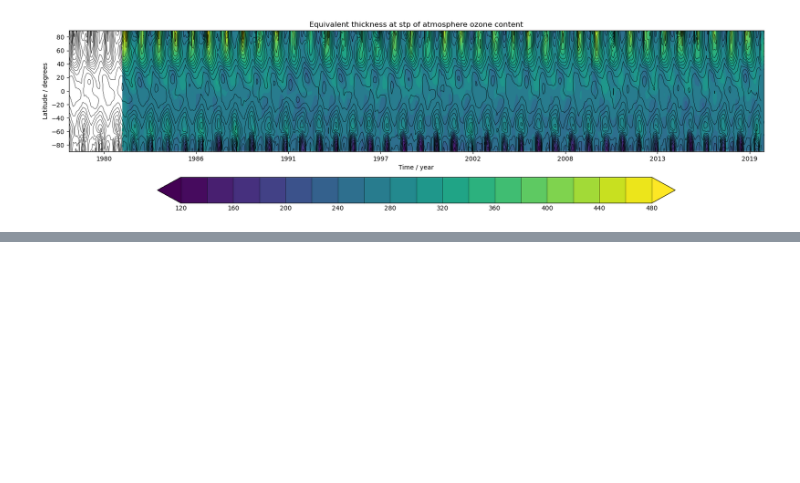
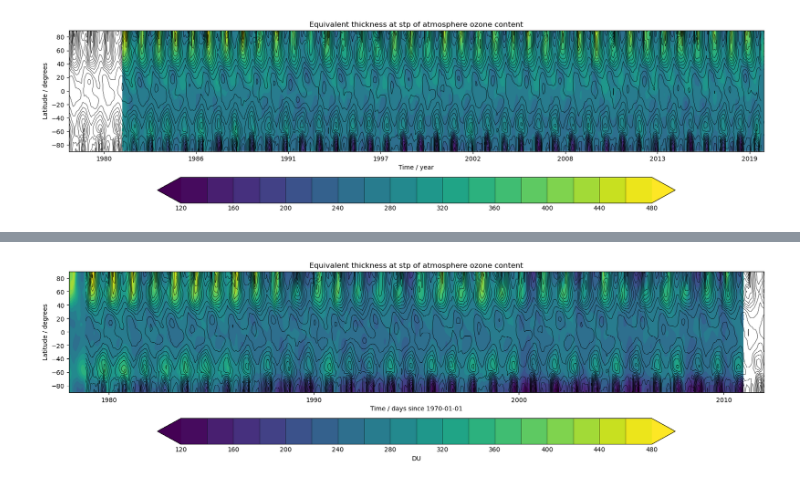
Before and after one commit to theabro/ukca, a Jupyter notebook: Tutorials/UMvn13.0/notebooks/iris_toz01.ipynb, the cells around one changed output, grey strips where cells are left out. Saved outputs shown, nothing was run; the diff lists cells and outputs as text; code cells hidden in the pictures; blank space fills up the shorter version.

```diff
--- a/Tutorials/UMvn13.0/notebooks/iris_toz01.ipynb
+++ b/Tutorials/UMvn13.0/notebooks/iris_toz01.ipynb
@@ -55,0 +92,11 @@ plt.show()
+# %%
+# extract only 1978 data from CCMI cube
+# time constraint for extracting data
+pdt1=iris.time.PartialDateTime(year=1978, month=1, day=1)
+tconstr_1978=iris.Constraint(time=lambda cell: pdt1 <= cell.point)
+ccmi_1978=ccmi_zm.extract(tconstr_1978)
+
+# data ends in 2011, so do the same for the obs
+pdt2=iris.time.PartialDateTime(year=2012, month=1, day=1)
+tconstr_2011=iris.Constraint(time=lambda cell: cell.point < pdt2)
+obs_2011=obs_zm.extract(tconstr_2011)
@@ -55,0 +113,9 @@ plt.show()
+# %%
+# quite a lot of data so stretch the plot
+plt.figure(figsize=(20,5))
+qplt.contourf(ccmi_1978, clevs, extend='both')
+qplt.contour(obs_2011, clevs, colors='k', linewidths=0.5)
+## for some reason formatter & label changes not needed here, and get years wrong if used
+plt.show()
+# %% [output]
+[figure, added]
```
Also changed, not shown: parts of 15 cells of this notebook, 5 other files.
